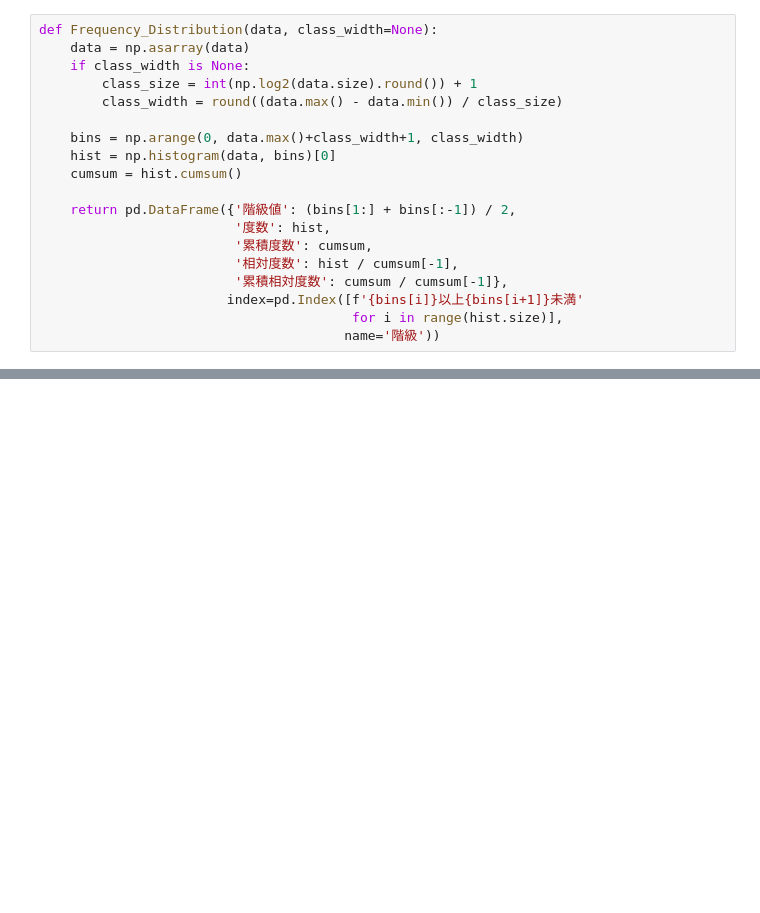
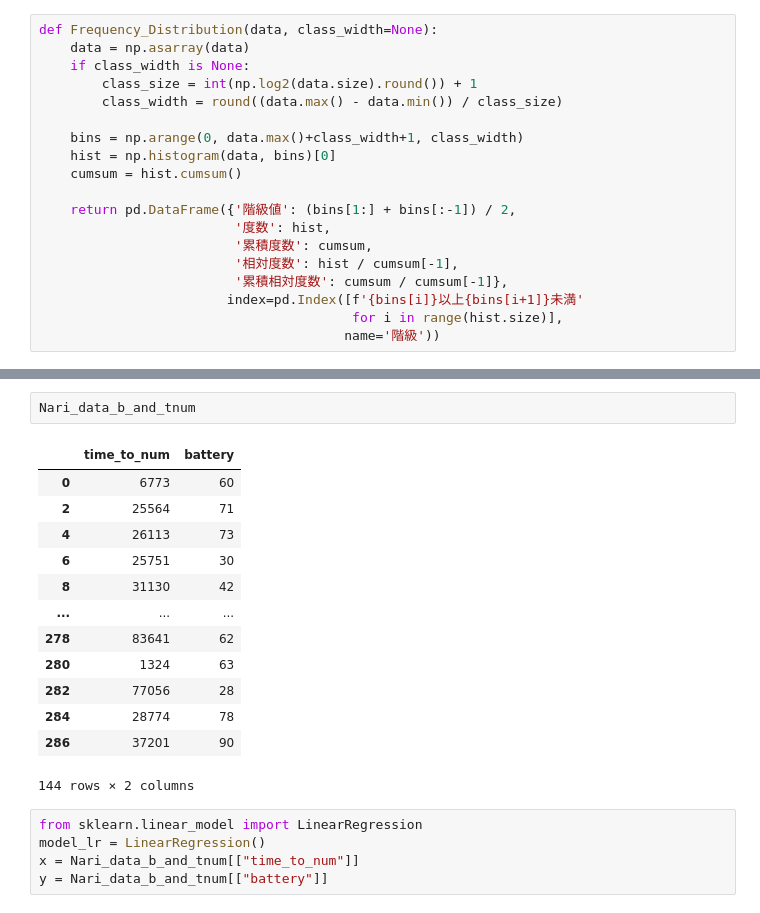
Before and after one commit to Isshin-Py-Sw-La-Me/Portfolio, a Jupyter notebook: bs_2.ipynb, the cells around one changed output, grey strips where cells are left out. Saved outputs shown, nothing was run; the diff lists cells and outputs as text; blank space fills up the shorter version.

```diff
--- a/bs_2.ipynb
+++ b/bs_2.ipynb
@@ -69,0 +83,21 @@ for i in range(len(users)):
+# %%
+Nari_data_b_and_tnum
+# %% [output]
+|  | time_to_num | battery |
+| 0 | 6773 | 60 |
+| 2 | 25564 | 71 |
+| 4 | 26113 | 73 |
+| 6 | 25751 | 30 |
+| 8 | 31130 | 42 |
+| ... | ... | ... |
+| 278 | 83641 | 62 |
+| 280 | 1324 | 63 |
+| 282 | 77056 | 28 |
+| 284 | 28774 | 78 |
+| 286 | 37201 | 90 |
+144 rows × 2 columns
+# %%
+from sklearn.linear_model import LinearRegression
+model_lr = LinearRegression()
+x = Nari_data_b_and_tnum[["time_to_num"]]
+y = Nari_data_b_and_tnum[["battery"]]
```
Also changed, not shown: parts of 11 cells of this notebook.
